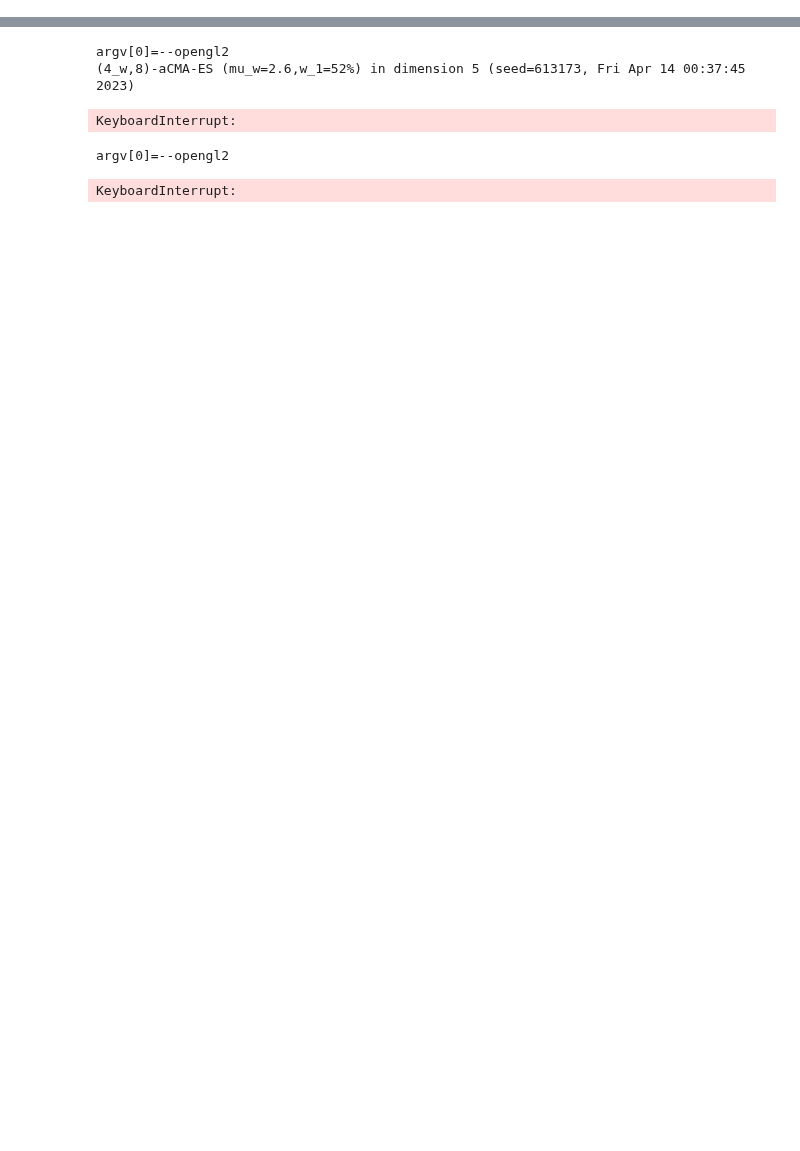
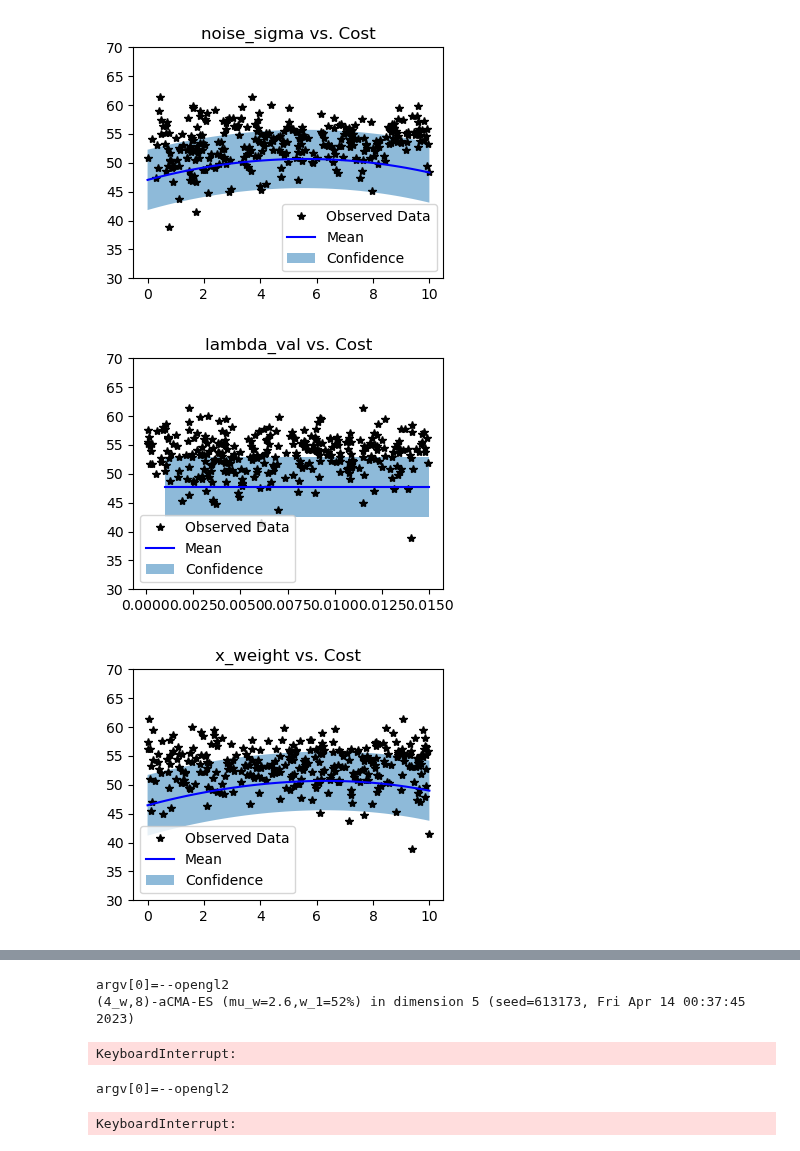
Before and after one commit to malkstik/MPPI-GP-Tuning, a Jupyter notebook: run.ipynb, the cells around one changed output, grey strips where cells are left out. Saved outputs shown, nothing was run; the diff lists cells and outputs as text; code cells hidden in the pictures; blank space fills up the shorter version.

```diff
--- a/run.ipynb
+++ b/run.ipynb
@@ -19,2 +43,2 @@ train_x, train_y = load_data(OBS_INIT)
 # %%
-train_gp(train_x, train_y, OBS_INIT)
+gp_state_dict = train_gp(train_x, train_y, OBS_INIT)
@@ -20,0 +47,15 @@ train_gp(train_x, train_y, OBS_INIT)
+# %%
+constraints = torch.tensor([[0.001, 10],
+                            [0.001, 0.015],
+                            [0.001, 10],
+                            [0.001, 10],
+                            [0.001, 10]])
+
+likelihood = gpytorch.likelihoods.GaussianLikelihood()
+gp_model = RBF_GP(train_x, train_y, likelihood)
+gp_model.load_state_dict(gp_state_dict)
+visualize_gp(gp_model, likelihood, train_x, train_y, constraints)
+# %% [output]
+[figure, added]
+[figure, added]
+[figure, added]
```
Also changed, not shown: parts of 7 cells of this notebook, 5 other files.
